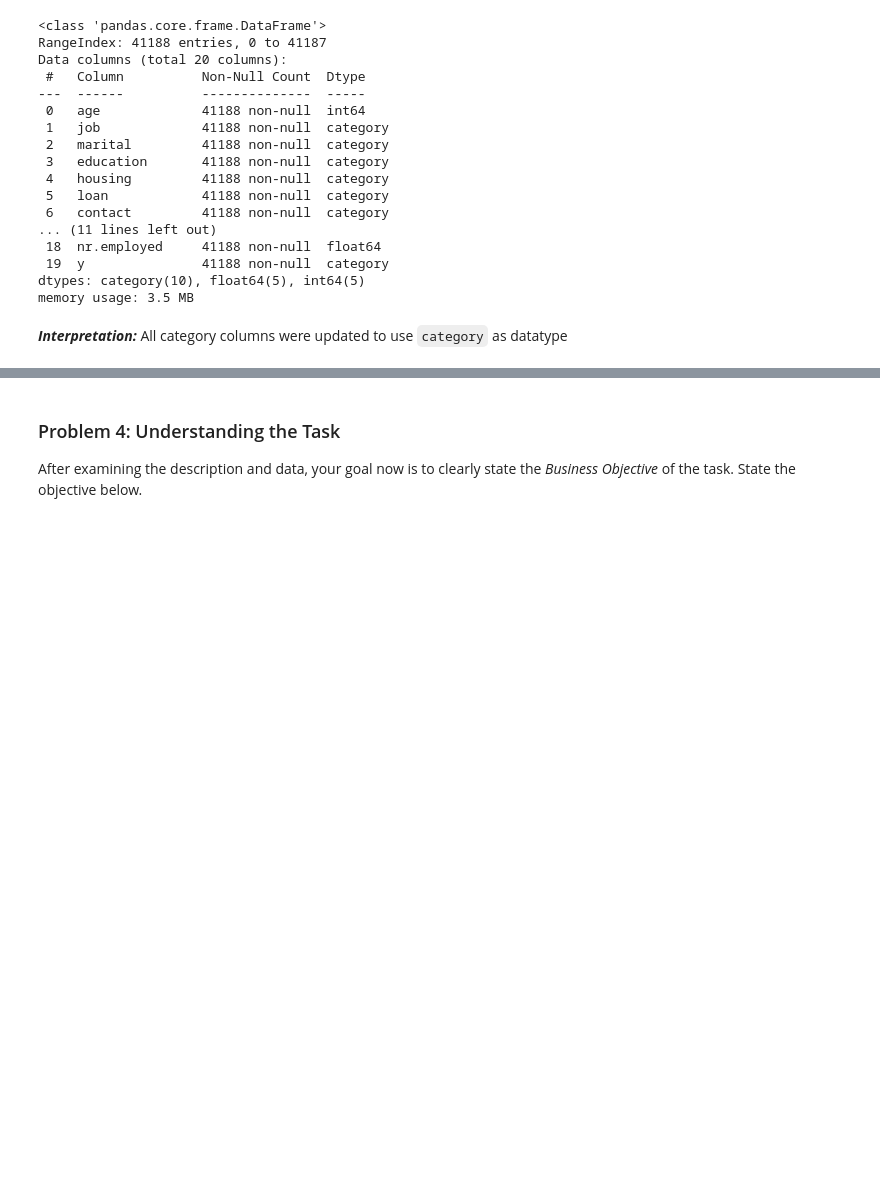
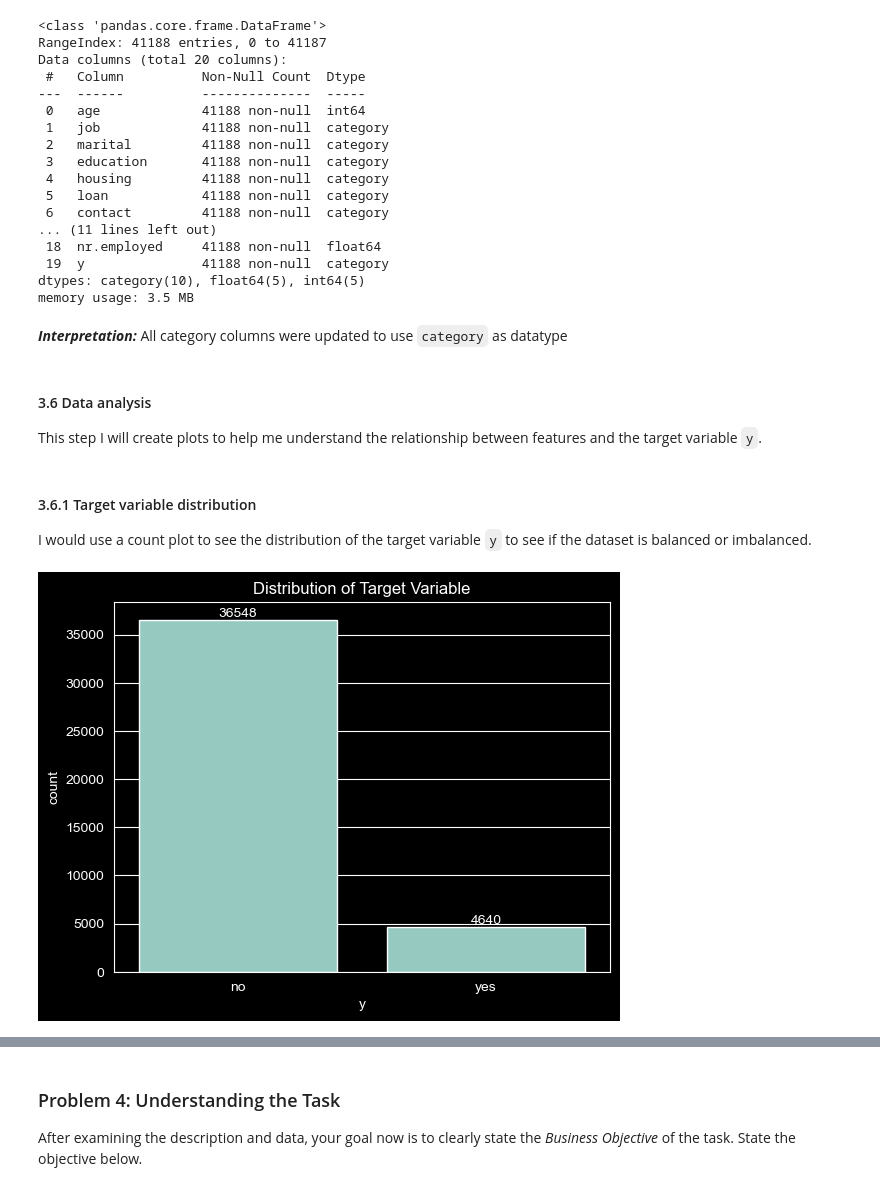
Before and after one commit to weslylaboy/classifiers-performance-comparison, a Jupyter notebook: prompt_III.ipynb, the cells around one changed output, grey strips where cells are left out. Drawn from its saved outputs; the diff is of its cells as text; code cells hidden in the pictures; blank space fills up the shorter version.

Commit message:
Updated `.gitignore` to include `anaconda_projects/`. Added target variable distribution analysis and interpretation with visualizations.

```diff
--- a/prompt_III.ipynb
+++ b/prompt_III.ipynb
@@ -257,3 +256,19 @@ dtypes: category(10), float64(5), int64(5)
 memory usage: 3.5 MB
 # %% [markdown]
 ***Interpretation:*** All category columns were updated to use `category` as datatype
+# %% [markdown]
+#### 3.6 Data analysis
+
+This step I will create plots to help me understand the relationship between features and the target variable `y`.
+# %% [markdown]
+#### 3.6.1 Target variable distribution
+
+I would use a count plot to see the distribution of the target variable `y` to see if the dataset is balanced or imbalanced.
+# %%
+ax = sns.countplot(data=df_full, x='y')
+
+ax.bar_label(ax.containers[0])
+plt.title('Distribution of Target Variable')
+plt.show()
+# %% [output]
+[figure, added]
```
Also changed, not shown: parts of 13 cells of this notebook, 1 other file.
